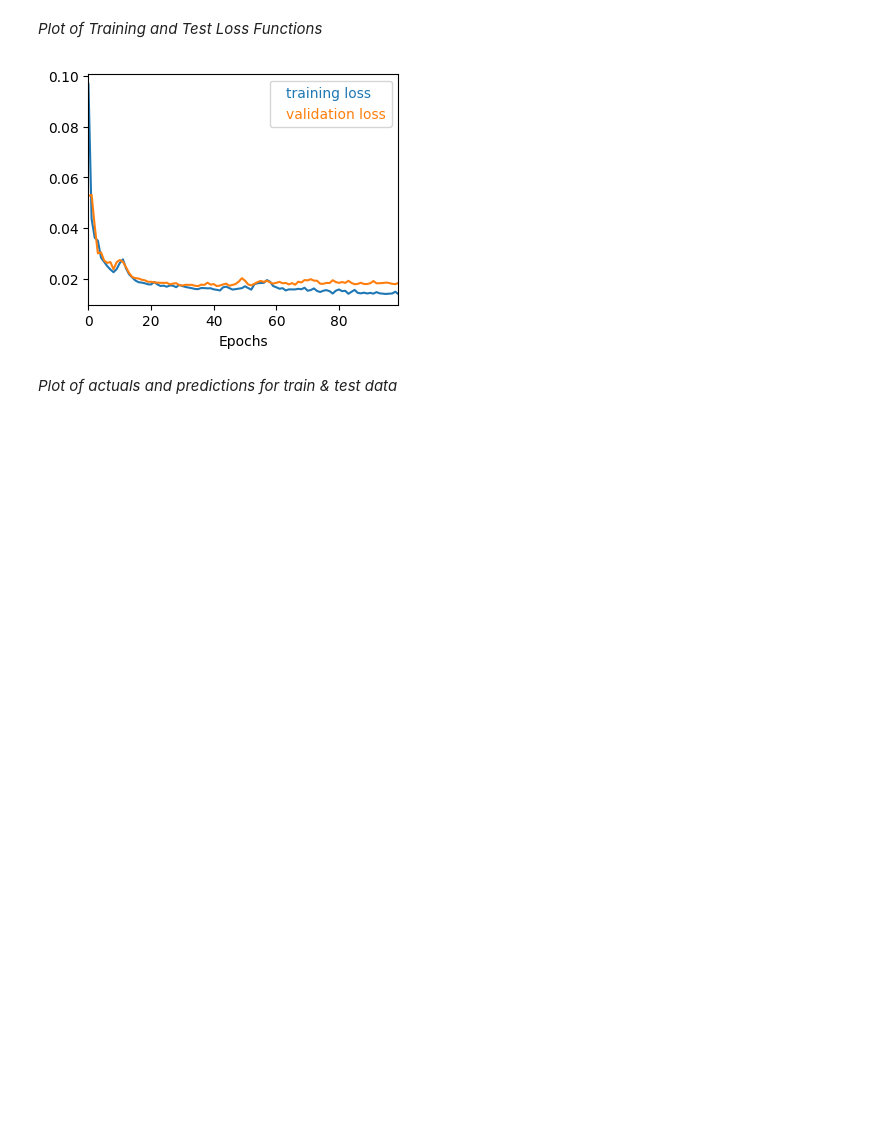
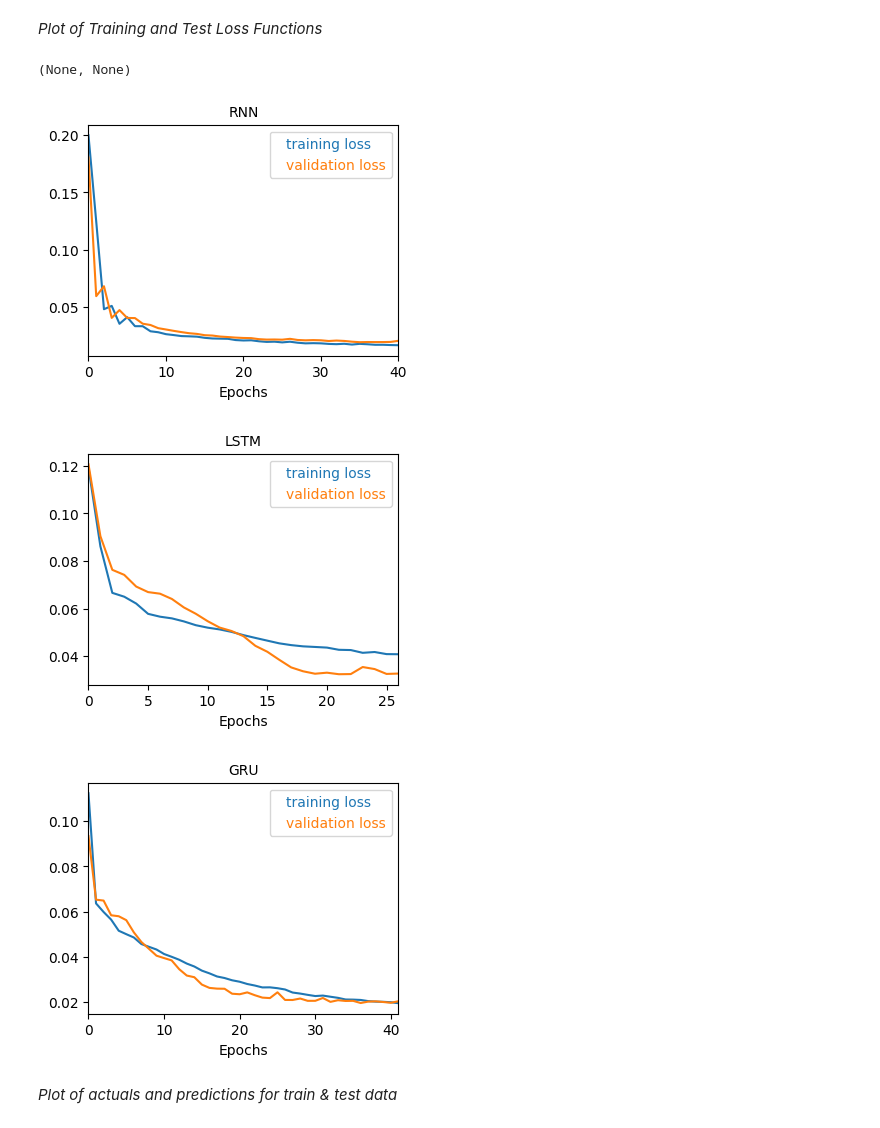
Before and after one commit to RezaSaadatyar/Deep-Learning-in-python, a Jupyter notebook: New folder/Code/App 1.ipynb, the cells around one changed output. Drawn from its saved outputs; the diff is of its cells as text; code cells hidden in the pictures; blank space fills up the shorter version.

```diff
--- a/New folder/Code/App 1.ipynb
+++ b/New folder/Code/App 1.ipynb
@@ -111,13 +112,14 @@ def plot_prediction(data_train, data_test, pred_train, pred_test, mod):
     plt.subplots_adjust(wspace=0.04, hspace=0.2)
 
 # ====================================== Plot loss for train & test ==================================================
-def plot_loss(train_model):
+def plot_loss(train_model, title=None):
     _, axs = plt.subplots(nrows=1, sharey='row', figsize=(4, 3))
     axs.plot(train_model.history["loss"], label='training loss')
     axs.plot(train_model.history["val_loss"], label='validation loss',)
     axs.legend(fontsize=10, ncol=1, loc='best', labelcolor='linecolor', handlelength=0)
     axs.autoscale(enable=True, axis="x",tight=True)
     axs.set_xlabel('Epochs', fontsize=10)
+    axs.set_title(title, fontsize=10)
 # %% [markdown]
 *Step 1.1: Load Data*
 # %%
@@ -204,4 +224,0 @@ rnn_model.compile(optimizer=optimizers.Adam(learning_rate=0.001), loss="mean_squ
-# %%
-stop_early = tf.keras.callbacks.EarlyStopping(monitor='val_loss', patience=5)
-rnn_train_model = rnn_model.fit(x_train, y_train, epochs=100, validation_split=0.15)
-# train_model = rnn_model.fit(x_train, y_train, epochs=100, batch_size=32, validation_split=0.2, callbacks=[stop_early])
@@ -235,0 +297,28 @@ pred_test = rnn_model.predict(x_test)
+# %%
+# ================================================= Step 3.1: Building the network =================================================
+methods = "Method 1"
+if methods == "Method 1":                                                       # define model
+    gru_model = models.Sequential([GRU(50, return_sequences=True),
+                    GRU(50),
+                    Dense(y_steps)])
+else:
+    gru_model = models.Sequential()                                             # define model
+    gru_model.add(GRU(100, return_sequences=True, dropout=0.2,
+                        input_shape=(x_train.shape[1], x_train.shape[2])))      # input_shape-->(n_timesteps,n_feature)
+    gru_model.add(GRU(70, activation="tanh", dropout=0.1, return_sequences=True))
+    gru_model.add(GRU(100, activation="relu", dropout=0.1))
+    gru_model.add(Dense(y_train.shape[1]))                                      # n_outputs-->y_train.shape[1]
+    print(f"gru_model.summary:")
+    print(f"{gru_model.summary()}")
+
+print(f"\n gru_model.layers:\n{gru_model.layers}")                             # Print the model parameters
+# ==================================================== Step 3.2: Compile model =====================================================
+gru_model.compile(optimizer=optimizers.Adam(learning_rate=0.001), loss="mean_squared_error",
+                  metrics=["mean_absolute_error"])                              # Regression:mean_squared_error
+# ================================================= Step 3.3: Training the Model ===================================================
+stop_early = tf.keras.callbacks.EarlyStopping(monitor='val_loss', patience=5)
+gru_train_model = gru_model.fit(x_train, y_train, epochs=100, validation_split=0.15, callbacks=[stop_early])
+# train_model = rnn_model.fit(x_train, y_train, epochs=100, batch_size=32, validation_split=0.2, callbacks=[stop_early])
+# =========================================== Step 3.4: Predicting for train & test data ===========================================
+gru_pred_train = gru_model.predict(x_train)
+gru_pred_test = gru_model.predict(x_test)
@@ -236,9 +343,12 @@ pred_test = rnn_model.predict(x_test)
 # %% [markdown]
 *Plot of Training and Test Loss Functions*
-# %%
-plot_loss(train_model)
-# %% [output]
-[figure, removed]
+# %%
+plot_loss(rnn_train_model, title="RNN"); plot_loss(lstm_train_model, title="LSTM"), plot_loss(gru_train_model, title="GRU"),
+# %% [output]
+(None, None)
+[figure, added]
+[figure, added]
+[figure, added]
 # %% [markdown]
 *Plot of actuals and predictions for train & test data*
 # %%
```
Also changed, not shown: parts of 19 cells of this notebook.
